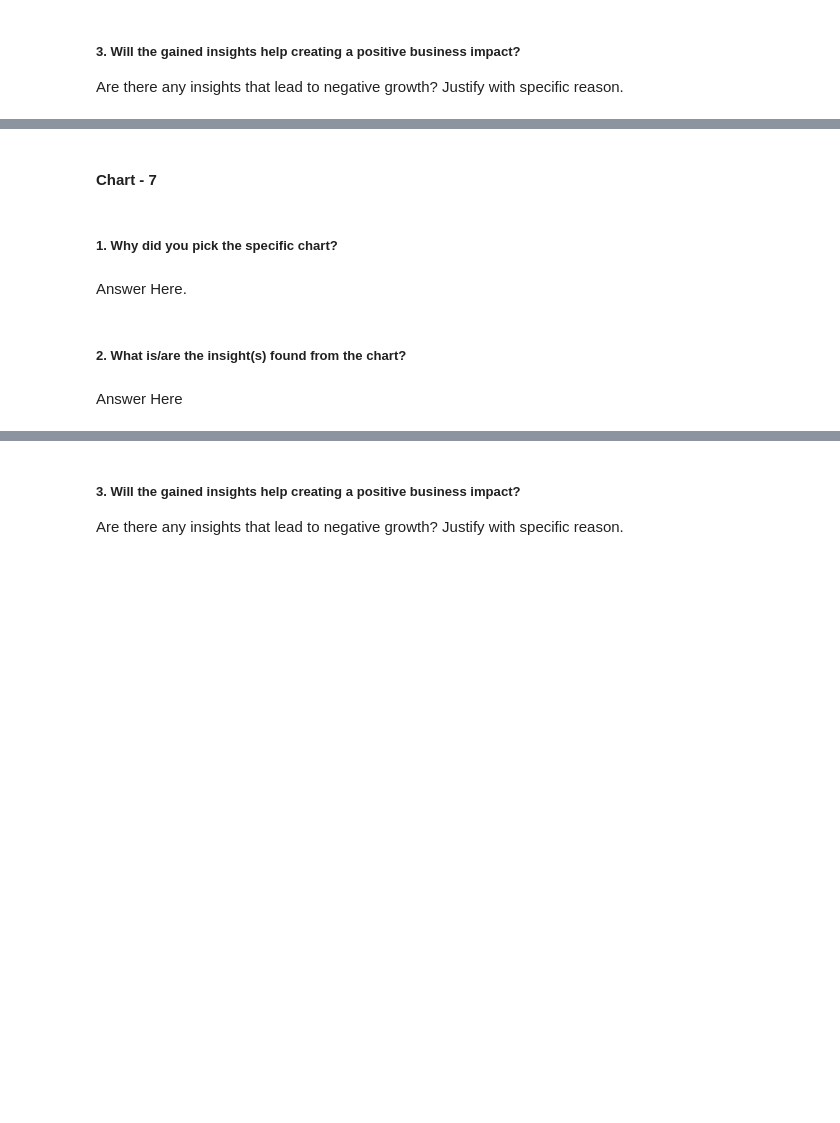
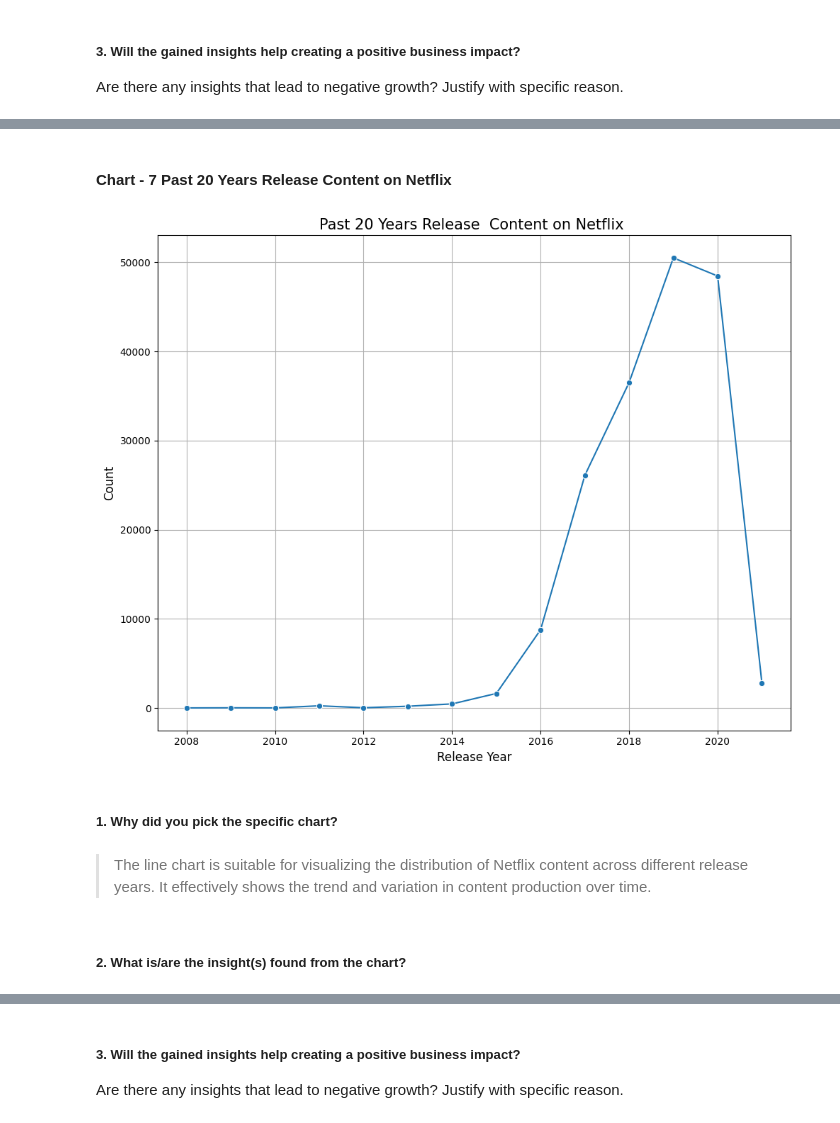
Before and after one commit to Electra89/Unsupervised-ML---Netflix-Movies-and-TV-Shows-Clustering, a Jupyter notebook: Unsupervised_ML_Netflix_Movies_and_TV_Shows_Clustering.ipynb, the cells around one changed output, grey strips where cells are left out. Cells and saved outputs as stored; diff of their text form; code cells hidden in the pictures; blank space fills up the shorter version.

```diff
--- a/Unsupervised_ML_Netflix_Movies_and_TV_Shows_Clustering.ipynb
+++ b/Unsupervised_ML_Netflix_Movies_and_TV_Shows_Clustering.ipynb
@@ -606,2 +633,2 @@ Answer Here
 # %% [markdown]
-#### Chart - 7
+#### Chart - 7  Past 20 Years Release  Content on Netflix
@@ -610,8 +635,27 @@ Answer Here
+# %%
+# Counting the occurrences of each year in 'year_added'
+year_counts = temp_df['year_added'].value_counts().head(20).sort_index()
+
+# Creating a line plot to visualize the data
+plt.figure(figsize=(10, 8))
+sns.lineplot(x=year_counts.index, y=year_counts.values, marker='o')
+
+# Adding a title to the plot
+plt.title('Past 20 Years Release  Content on Netflix ', fontsize=15, color='black')
+
+# Adding grid and labels for the x and y axes
+plt.grid(True)
+plt.xlabel('Release Year', fontsize=12, color='black')
+plt.ylabel('Count', fontsize=12, color='black')
+
+# Displaying the plot
+plt.tight_layout()
+plt.show()
+# %% [output]
+[figure, added]
 # %% [markdown]
 ##### 1. Why did you pick the specific chart?
-# %% [markdown]
-Answer Here.
+# %% [markdown]
+> The line chart is suitable for visualizing the distribution of Netflix content across different release years. It effectively shows the trend and variation in content production over time.
 # %% [markdown]
 ##### 2. What is/are the insight(s) found from the chart?
-# %% [markdown]
-Answer Here
```
Also changed, not shown: parts of 81 cells of this notebook.
